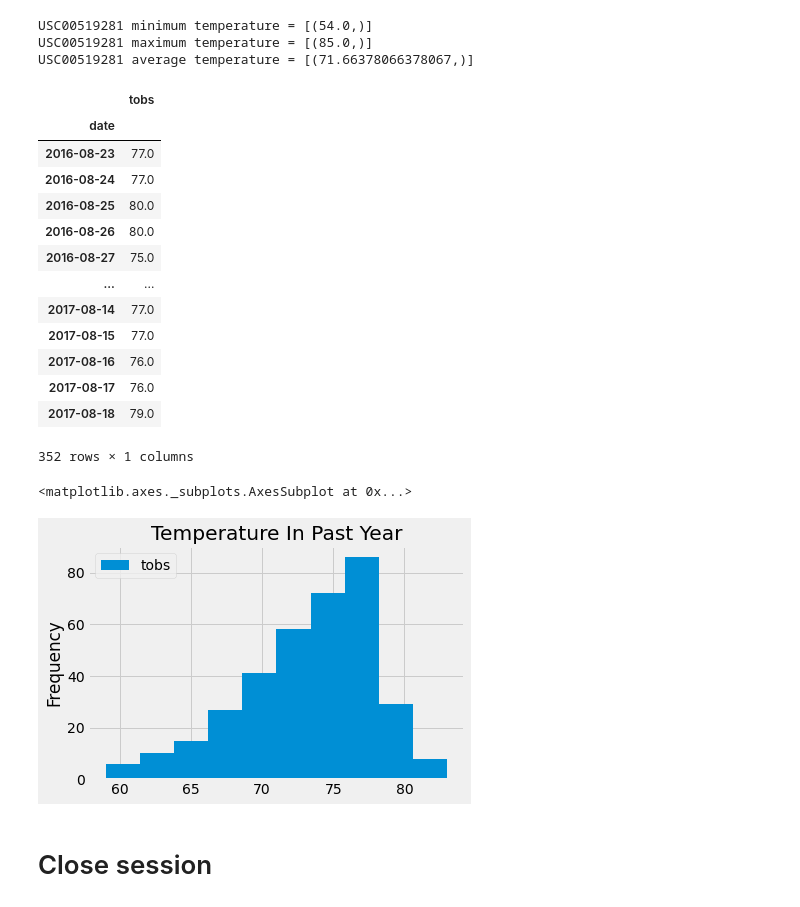
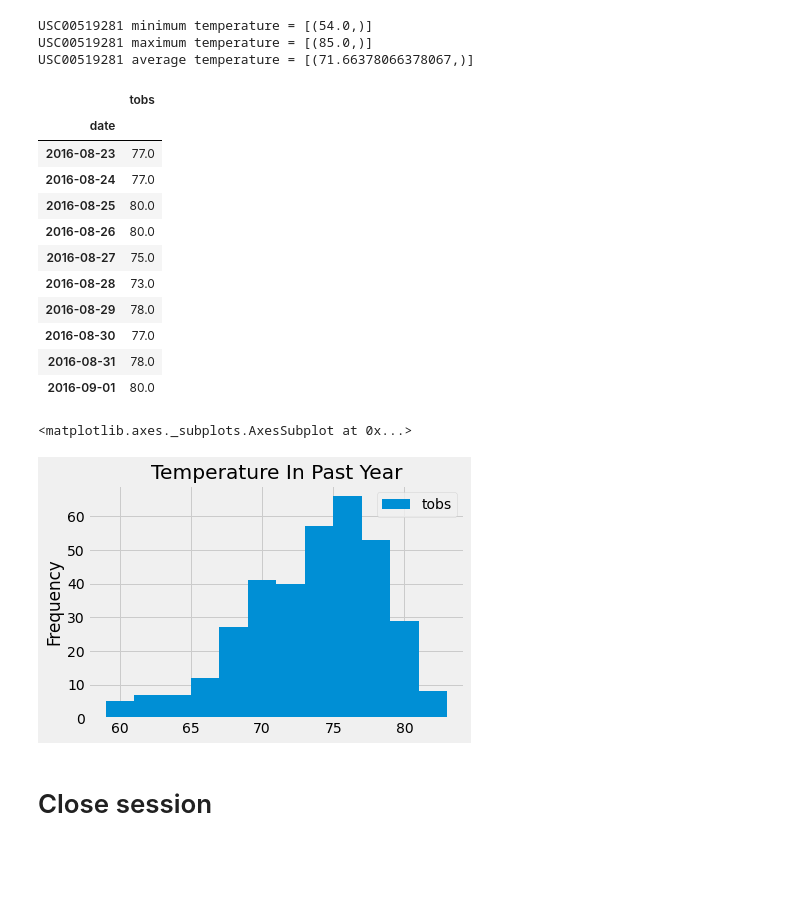
Before and after one commit to MLozano88/sqlalchemy-challenge, a Jupyter notebook: climate_starter.ipynb, the cells around one changed output. Saved outputs shown, nothing was run; the diff lists cells and outputs as text; code cells hidden in the pictures; blank space fills up the shorter version.

```diff
--- a/climate_starter.ipynb
+++ b/climate_starter.ipynb
@@ -157,10 +157,10 @@ USC00519281 average temperature = [(71.66378066378067,)]
 most_active = session.query(Measurement.date, Measurement.tobs).filter(Measurement.station == 'USC00519281', Measurement.date >= "2016-08-23", Measurement.date <= "2017-08-23").all()
 
 df = pd.DataFrame(most_active)
-df = df.set_index("date")
+df.set_index("date", inplace = True)
 df = df.dropna()
 
-df
+df.head(10)
 # %% [output]
 |  | tobs |
 | date |  |
@@ -169,19 +169,17 @@ df
 | 2016-08-25 | 80.0 |
 | 2016-08-26 | 80.0 |
 | 2016-08-27 | 75.0 |
-| ... | ... |
-| 2017-08-14 | 77.0 |
-| 2017-08-15 | 77.0 |
-| 2017-08-16 | 76.0 |
-| 2017-08-17 | 76.0 |
-| 2017-08-18 | 79.0 |
+| 2016-08-28 | 73.0 |
+| 2016-08-29 | 78.0 |
+| 2016-08-30 | 77.0 |
+| 2016-08-31 | 78.0 |
+| 2016-09-01 | 80.0 |
-352 rows × 1 columns
 # %%
 #Historgram for temperature at the most active station
-past_year_df.plot(kind='hist',title="Temperature In Past Year", grid=True,legend=True)
+df.plot(kind='hist',title="Temperature In Past Year", bins=12, grid=True,legend=True)
 # %% [output]
 <matplotlib.axes._subplots.AxesSubplot at 0x...>
-[figure, old version]
+[figure, new version]
 # %% [markdown]
 # Close session
 # %%
```
Also changed, not shown: parts of 2 cells of this notebook, 1 other file.
